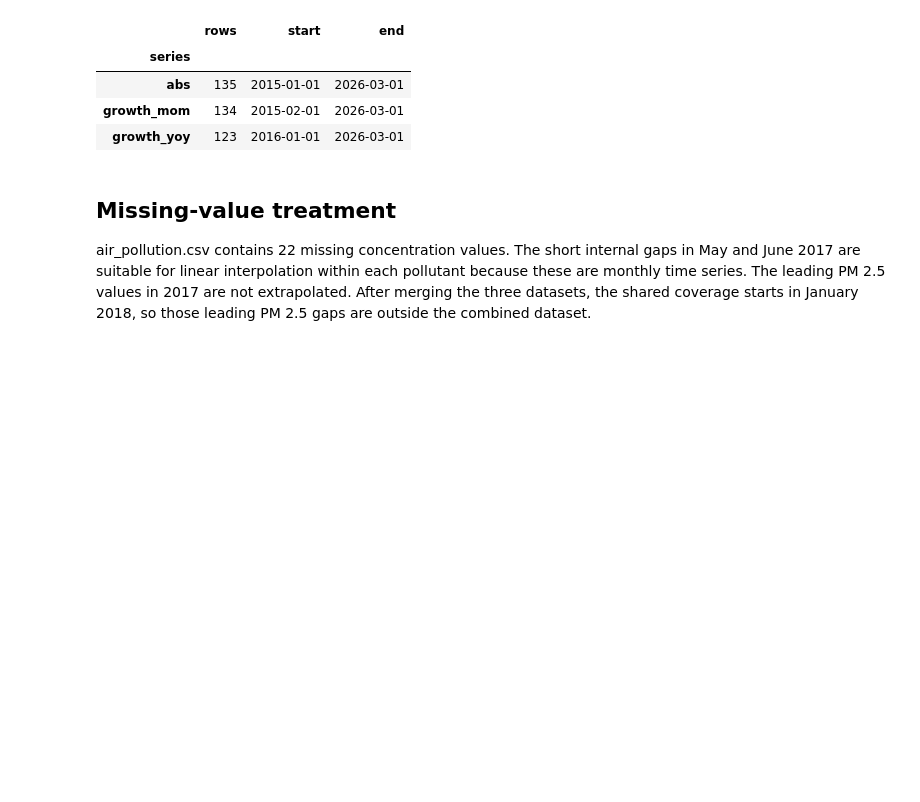
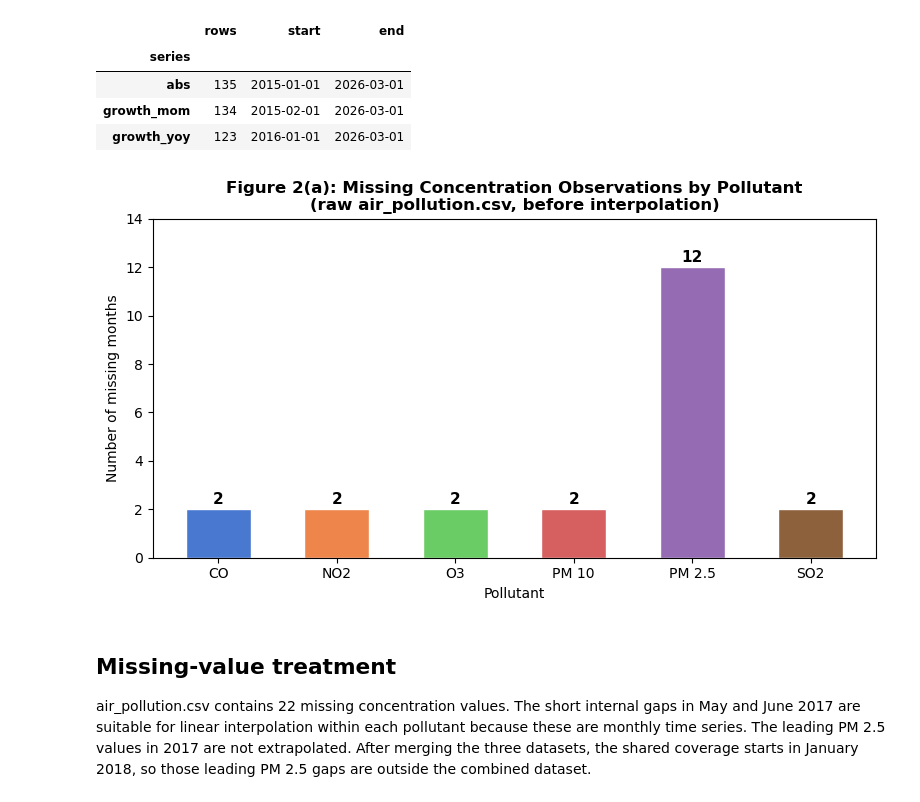
Before and after one commit to thelazycat-0728/COS40007-Design-Project, a Jupyter notebook: COS40007DataCleaning/DataCleaning.ipynb, the cells around one changed output. Saved outputs shown, nothing was run; the diff lists cells and outputs as text; code cells hidden in the pictures; blank space fills up the shorter version.

Commit message:
Updated some graphs

```diff
--- a/COS40007DataCleaning/DataCleaning.ipynb
+++ b/COS40007DataCleaning/DataCleaning.ipynb
@@ -192,3 +201,46 @@ IPI rows by series:
+# %%
+# ── Bar chart: missing concentration count by pollutant ────────────────────
+missing_by_pollutant = (
+    air_raw.groupby("pollutant")["concentration"]
+    .apply(lambda s: s.isna().sum())
+    .rename("missing_count")
+    .reset_index()
+)
+# Keep only pollutants that actually have at least one missing value
+missing_by_pollutant = missing_by_pollutant[missing_by_pollutant["missing_count"] > 0].copy()
+
+fig_miss, ax_miss = plt.subplots(figsize=(8, 4.5))
+
+bars = ax_miss.bar(
+    missing_by_pollutant["pollutant"],
+    missing_by_pollutant["missing_count"],
+    color=sns.color_palette("muted", len(missing_by_pollutant)),
+    edgecolor="white",
+    width=0.55,
+)
+
+# Annotate counts above each bar
+for bar, val in zip(bars, missing_by_pollutant["missing_count"]):
+    ax_miss.text(
+        bar.get_x() + bar.get_width() / 2,
+        bar.get_height() + 0.1,
+        str(int(val)),
+        ha="center", va="bottom", fontsize=11, fontweight="bold",
+    )
+
+ax_miss.set_title(
+    "Figure 2(a): Missing Concentration Observations by Pollutant\n"
+    "(raw air_pollution.csv, before interpolation)",
+    fontsize=12, fontweight="bold",
+)
+ax_miss.set_xlabel("Pollutant")
+ax_miss.set_ylabel("Number of missing months")
+ax_miss.set_ylim(0, missing_by_pollutant["missing_count"].max() + 2)
+
+plt.tight_layout()
+plt.show()
+# %% [output]
+[figure, added]
 # %%
 def slug(value):
     return (
```
Also changed, not shown: parts of 1 cell of this notebook, 1 other file.
